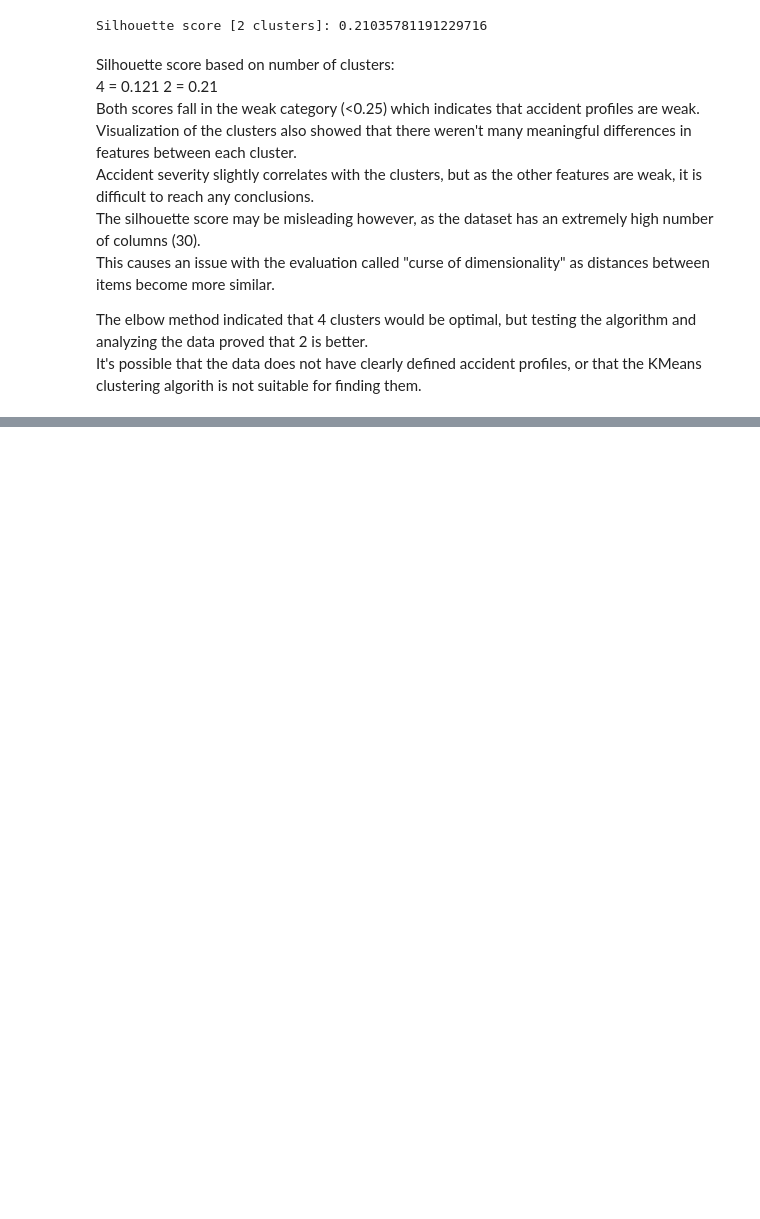
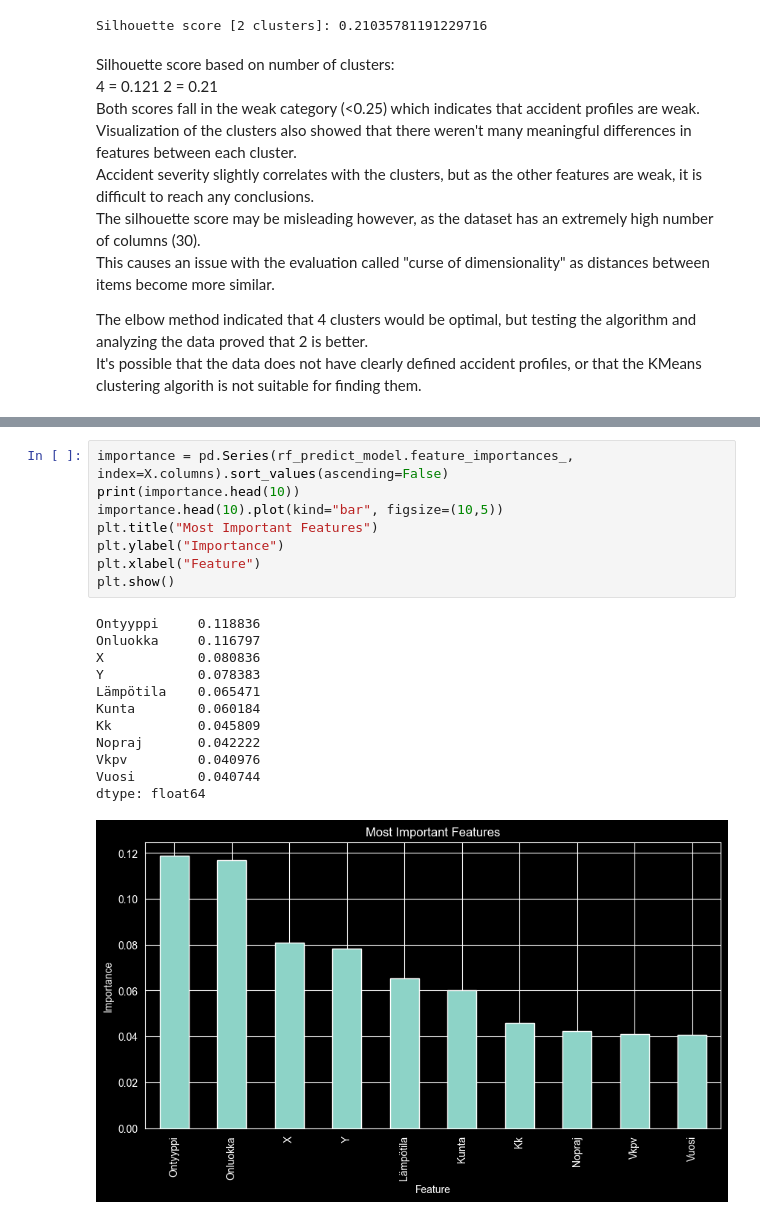
Before and after one commit to nealukumies/dml-project, a Jupyter notebook: traffic_accident_analysis.ipynb, the cells around one changed output, grey strips where cells are left out. Drawn from its saved outputs; the diff is of its cells as text; blank space fills up the shorter version.

```diff
--- a/traffic_accident_analysis.ipynb
+++ b/traffic_accident_analysis.ipynb
@@ -658,0 +696,21 @@ It's possible that the data does not have clearly defined accident profiles, or
+# %%
+importance = pd.Series(rf_predict_model.feature_importances_, index=X.columns).sort_values(ascending=False)
+print(importance.head(10))
+importance.head(10).plot(kind="bar", figsize=(10,5))
+plt.title("Most Important Features")
+plt.ylabel("Importance")
+plt.xlabel("Feature")
+plt.show()
+# %% [output]
+Ontyyppi     0.118836
+Onluokka     0.116797
+X            0.080836
+Y            0.078383
+Lämpötila    0.065471
+Kunta        0.060184
+Kk           0.045809
+Nopraj       0.042222
+Vkpv         0.040976
+Vuosi        0.040744
+dtype: float64
+[figure, added]
```
Also changed, not shown: parts of 7 cells of this notebook.
